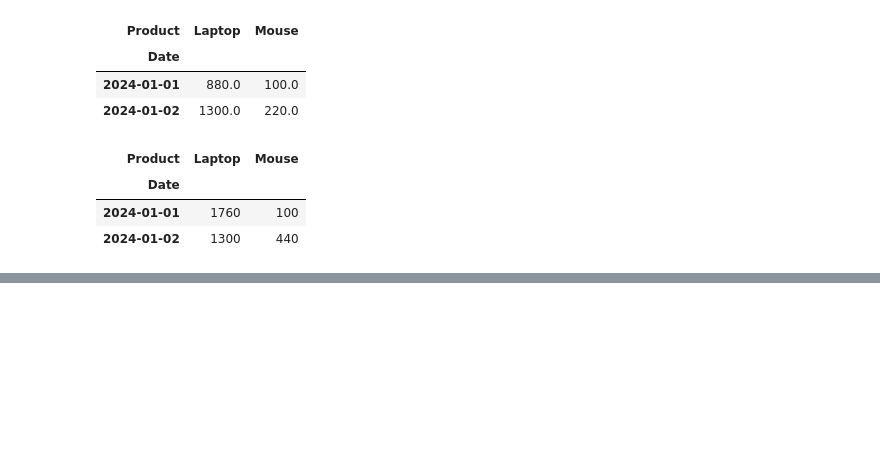
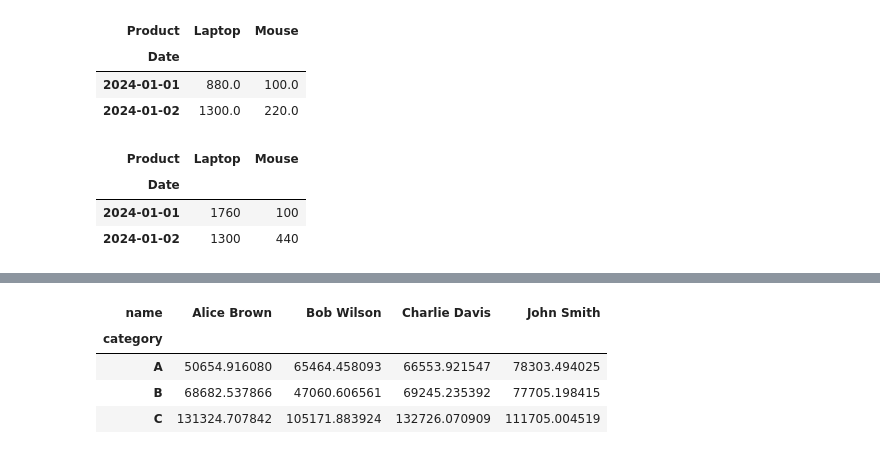
Before and after one commit to viramgamatanvi-a11y/python, a Jupyter notebook: day_7.ipynb, the cells around one changed output, grey strips where cells are left out. Saved outputs shown, nothing was run; the diff lists cells and outputs as text; code cells hidden in the pictures; blank space fills up the shorter version.

```diff
--- a/day_7.ipynb
+++ b/day_7.ipynb
@@ -191,0 +217,10 @@ df2.pivot_table(index="Date",columns="Product",values="Sales",aggfunc="sum")
+# %%
+pivot_tbl=df_trans.pivot_table(index="category",columns="name",values="amount",aggfunc="sum")
+# %%
+pivot_tbl
+# %% [output]
+| name | Alice Brown | Bob Wilson | Charlie Davis | John Smith |
+| category |  |  |  |  |
+| A | 50654.916080 | 65464.458093 | 66553.921547 | 78303.494025 |
+| B | 68682.537866 | 47060.606561 | 69245.235392 | 77705.198415 |
+| C | 131324.707842 | 105171.883924 | 132726.070909 | 111705.004519 |
```
Also changed, not shown: parts of 26 cells of this notebook.
